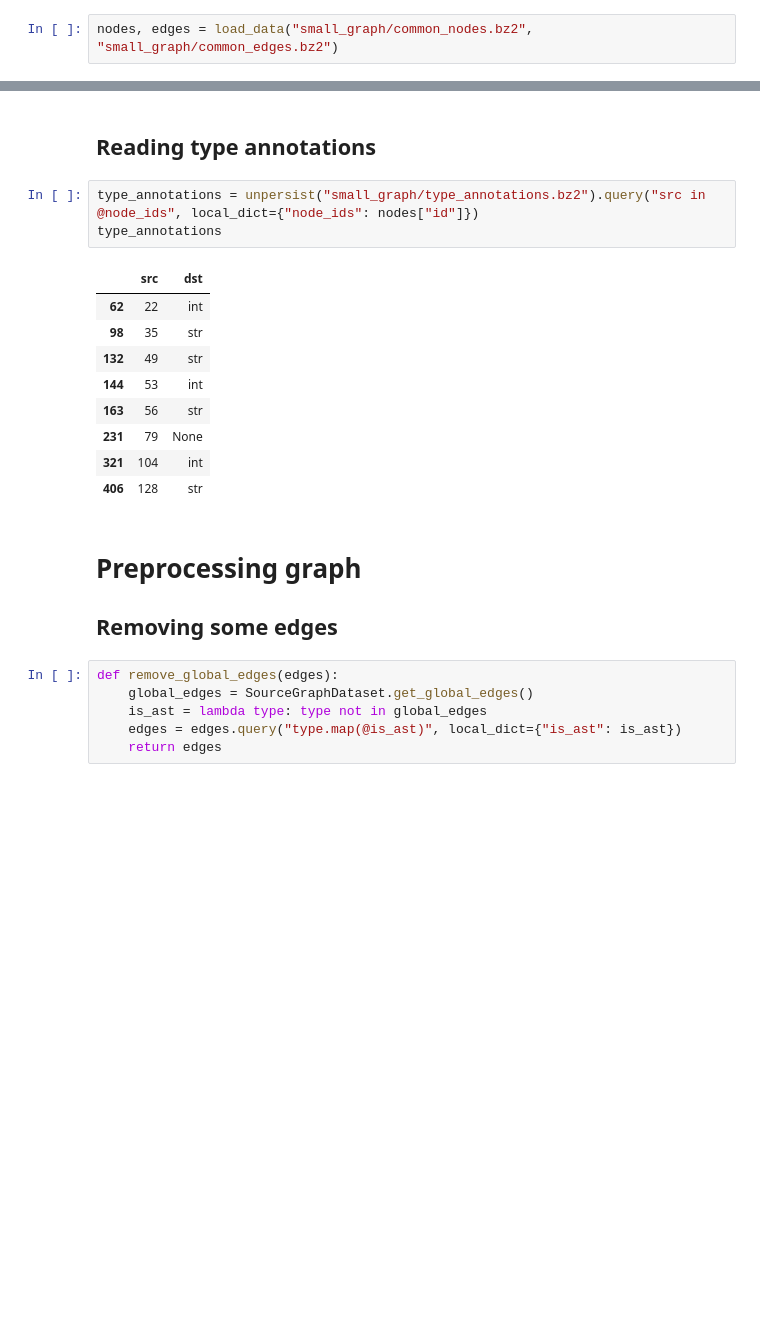
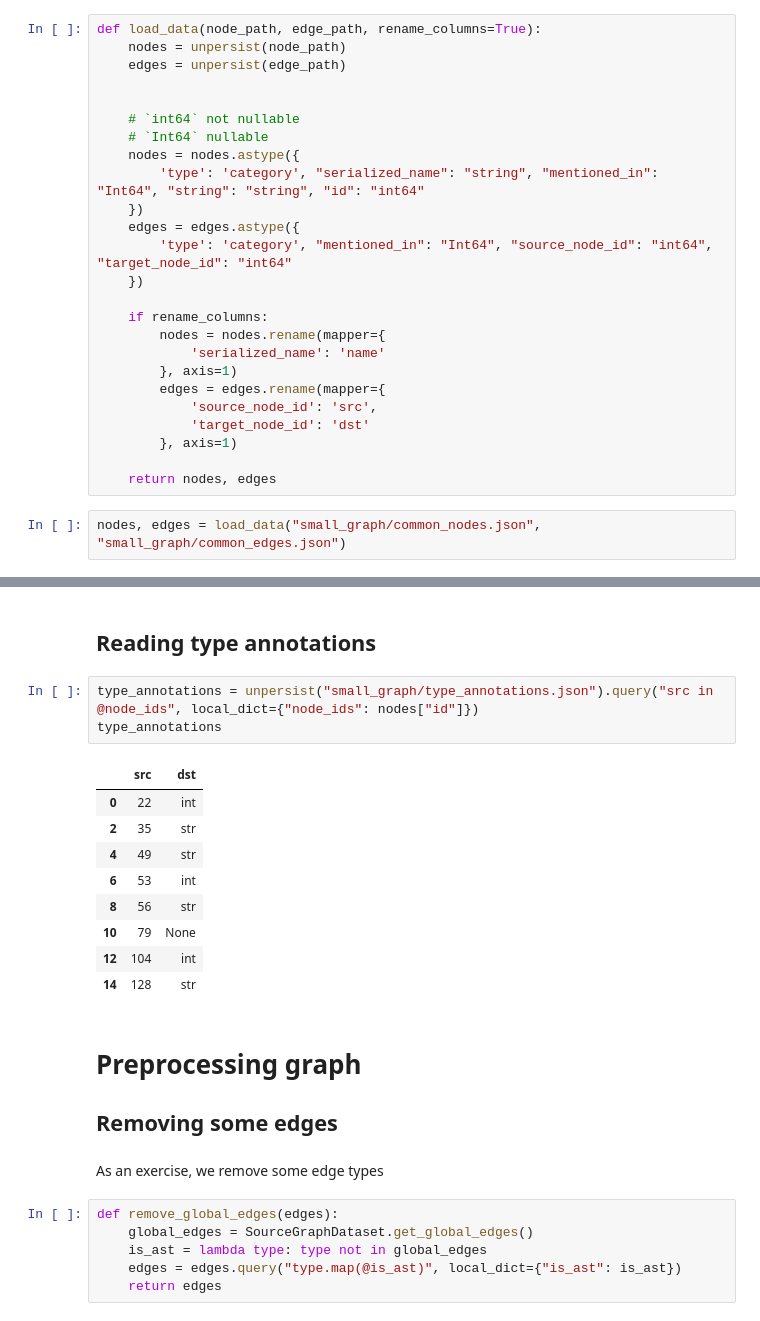
Before and after one commit to VitalyRomanov/method-embedding, a Jupyter notebook: examples/Node Classification.ipynb, the cells around one changed output, grey strips where cells are left out. Saved outputs shown, nothing was run; the diff lists cells and outputs as text; blank space fills up the shorter version.

```diff
--- a/examples/Node Classification.ipynb
+++ b/examples/Node Classification.ipynb
@@ -18,5 +23,30 @@ import dgl, torch
+# %%
+def load_data(node_path, edge_path, rename_columns=True):
+    nodes = unpersist(node_path)
+    edges = unpersist(edge_path)
+
+
+    # `int64` not nullable
+    # `Int64` nullable
+    nodes = nodes.astype({
+        'type': 'category', "serialized_name": "string", "mentioned_in": "Int64", "string": "string", "id": "int64"
+    })
+    edges = edges.astype({
+        'type': 'category', "mentioned_in": "Int64", "source_node_id": "int64", "target_node_id": "int64"
+    })
+
+    if rename_columns:
+        nodes = nodes.rename(mapper={
+            'serialized_name': 'name'
+        }, axis=1)
+        edges = edges.rename(mapper={
+            'source_node_id': 'src',
+            'target_node_id': 'dst'
+        }, axis=1)
+
+    return nodes, edges
 # %%
-nodes, edges = load_data("small_graph/common_nodes.bz2", "small_graph/common_edges.bz2")
+nodes, edges = load_data("small_graph/common_nodes.json", "small_graph/common_edges.json")
 # %%
 print("Nodes dtypes:\n", nodes.dtypes)
 print()
@@ -85,21 +115,23 @@ edges = edges[["id", "type", "src", "dst"]]
 # %% [markdown]
 ## Reading type annotations
 # %%
-type_annotations = unpersist("small_graph/type_annotations.bz2").query("src in @node_ids", local_dict={"node_ids": nodes["id"]})
+type_annotations = unpersist("small_graph/type_annotations.json").query("src in @node_ids", local_dict={"node_ids": nodes["id"]})
 type_annotations
 # %% [output]
 |  | src | dst |
-| 62 | 22 | int |
-| 98 | 35 | str |
-| 132 | 49 | str |
-| 144 | 53 | int |
-| 163 | 56 | str |
-| 231 | 79 | None |
-| 321 | 104 | int |
-| 406 | 128 | str |
+| 0 | 22 | int |
+| 2 | 35 | str |
+| 4 | 49 | str |
+| 6 | 53 | int |
+| 8 | 56 | str |
+| 10 | 79 | None |
+| 12 | 104 | int |
+| 14 | 128 | str |
 # %% [markdown]
 # Preprocessing graph
 ## Removing some edges
+# %% [markdown]
+As an exercise, we remove some edge types
 # %%
 def remove_global_edges(edges):
     global_edges = SourceGraphDataset.get_global_edges()
```
Also changed, not shown: parts of 23 cells of this notebook, 1 other file.
